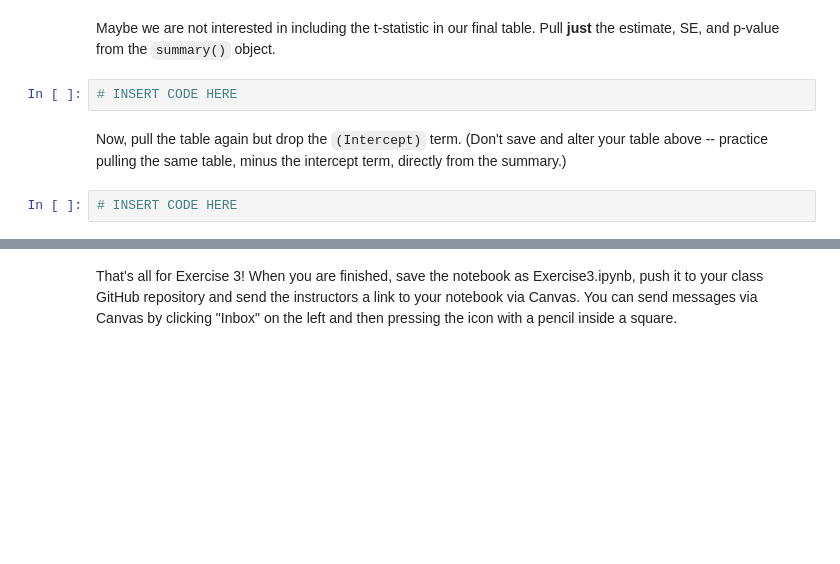
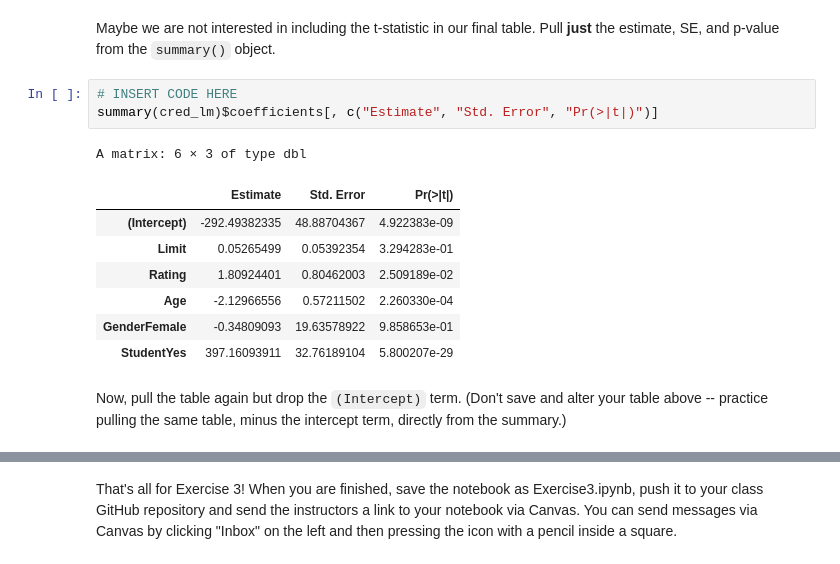
Before and after one commit to tinawanggg/Wang_DSPN_S26, a Jupyter notebook: book/exercises/03_data-as-objects-and-architectures.ipynb, the cells around one changed output, grey strips where cells are left out. Cells and saved outputs as stored; diff of their text form; blank space fills up the shorter version.

```diff
--- a/book/exercises/03_data-as-objects-and-architectures.ipynb
+++ b/book/exercises/03_data-as-objects-and-architectures.ipynb
@@ -170,7 +206,15 @@ Knowing this, pull the coefficient table from the `summary()` object.
 Maybe we are not interested in including the t-statistic in our final table. Pull **just** the estimate, SE, and p-value from the `summary()` object.
 # %%
 # INSERT CODE HERE
+summary(cred_lm)$coefficients[, c("Estimate", "Std. Error", "Pr(>|t|)")]
+# %% [output]
+A matrix: 6 × 3 of type dbl
+|  | Estimate | Std. Error | Pr(>|t|) |
+| (Intercept) | -292.49382335 | 48.88704367 | 4.922383e-09 |
+| Limit | 0.05265499 | 0.05392354 | 3.294283e-01 |
+| Rating | 1.80924401 | 0.80462003 | 2.509189e-02 |
+| Age | -2.12966556 | 0.57211502 | 2.260330e-04 |
+| GenderFemale | -0.34809093 | 19.63578922 | 9.858653e-01 |
+| StudentYes | 397.16093911 | 32.76189104 | 5.800207e-29 |
 # %% [markdown]
 Now, pull the table again but drop the `(Intercept)` term. (Don't save and alter your table above -- practice pulling the same table, minus the intercept term, directly from the summary.)
-# %%
-# INSERT CODE HERE
```
Also changed, not shown: parts of 6 cells of this notebook.
